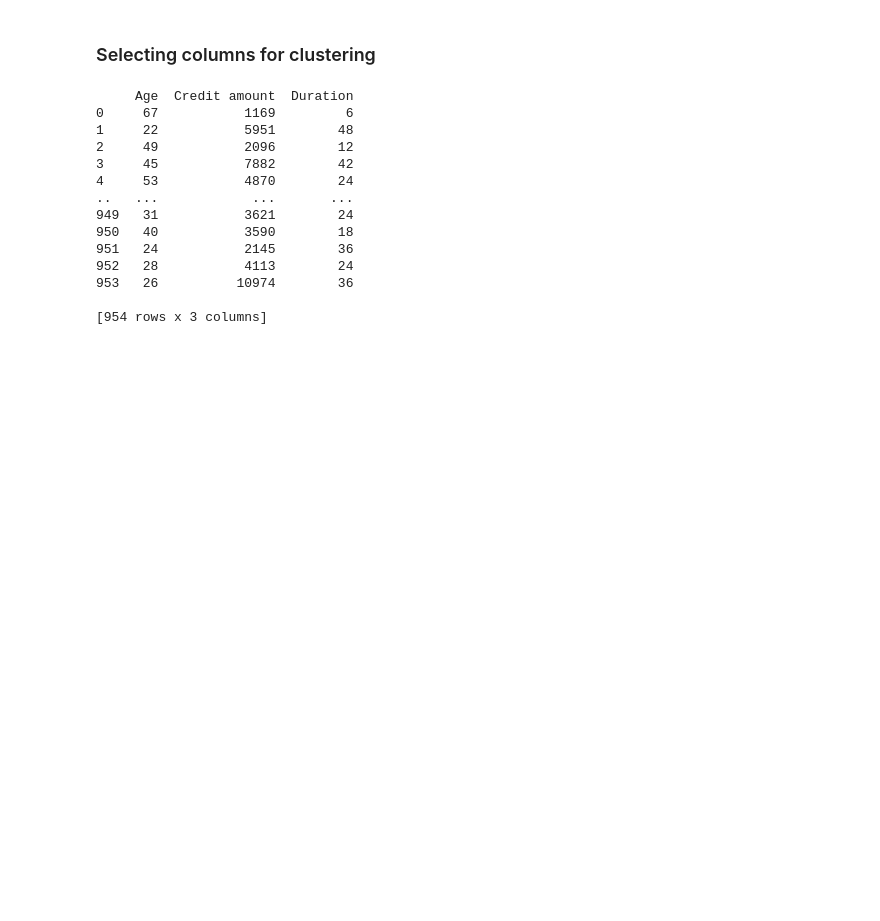
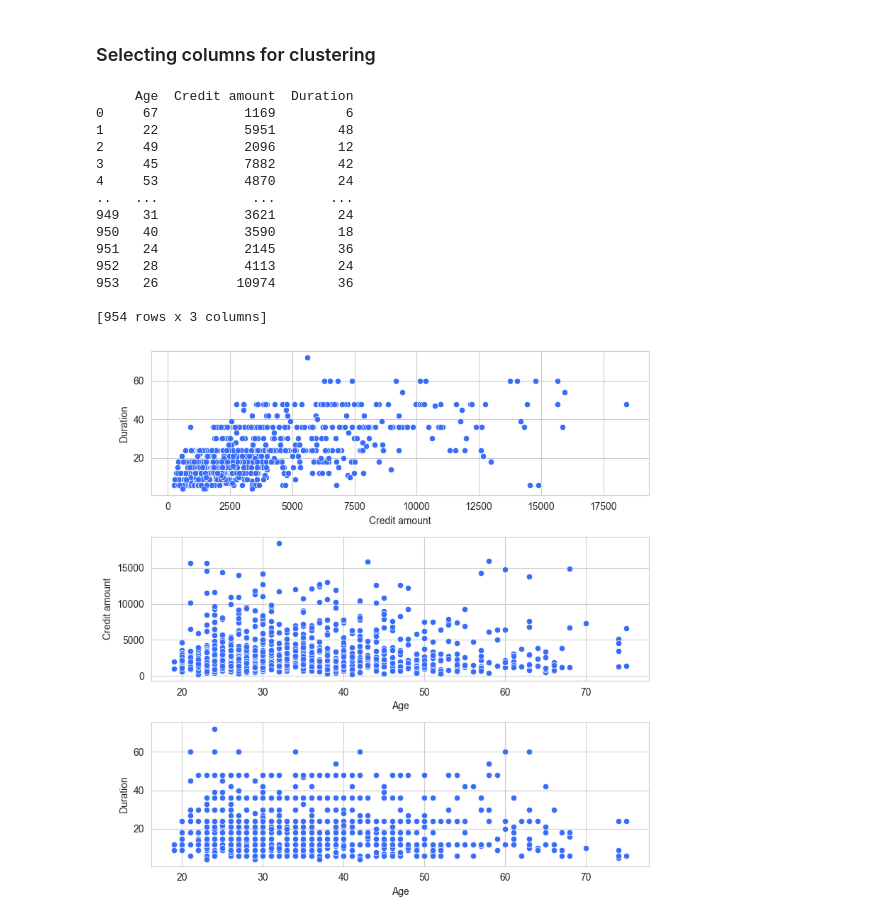
Before and after one commit to prasannaneupane/AI_Lab, a Jupyter notebook: clustering.ipynb, the cells around one changed output. Saved outputs shown, nothing was run; the diff lists cells and outputs as text; code cells hidden in the pictures; blank space fills up the shorter version.

Commit message:
scatterplot, boxplot and distribution plot added

```diff
--- a/clustering.ipynb
+++ b/clustering.ipynb
@@ -94,0 +139,4 @@ print(cluster_data)
+# %%
+scatter_plot(cluster_data)
+# %% [output]
+[figure, added]
```
Also changed, not shown: parts of 4 cells of this notebook.
